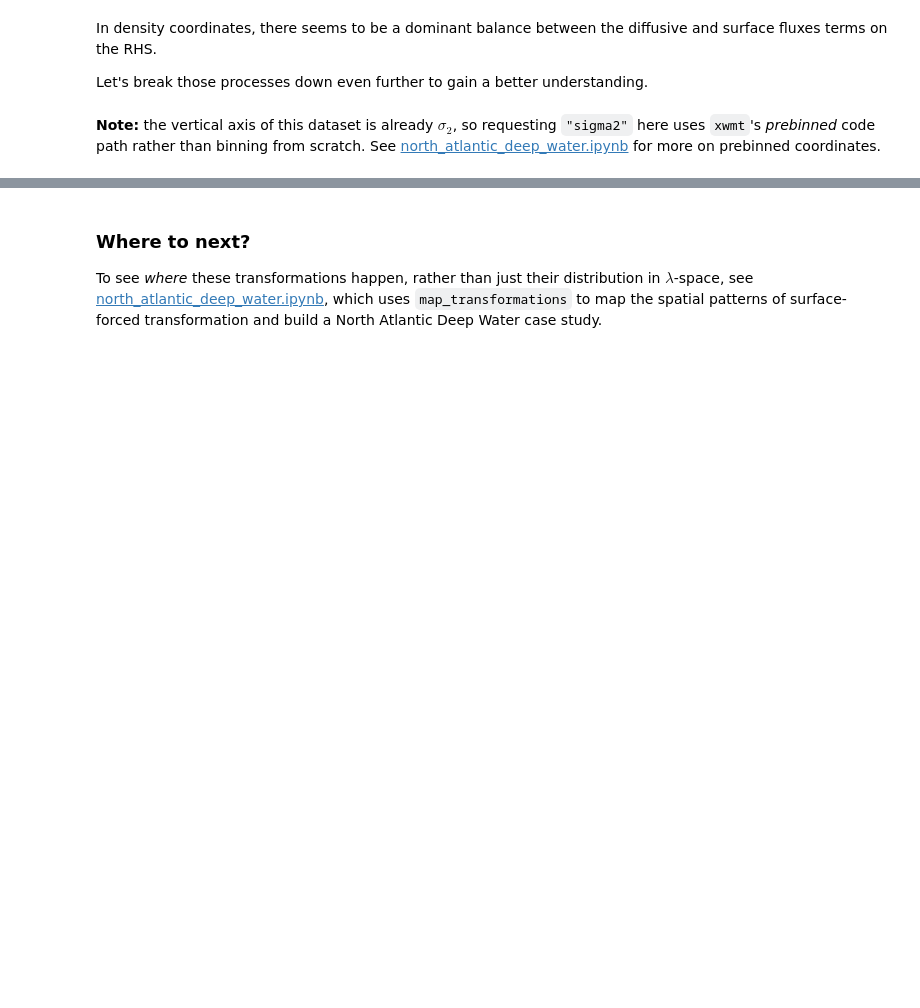
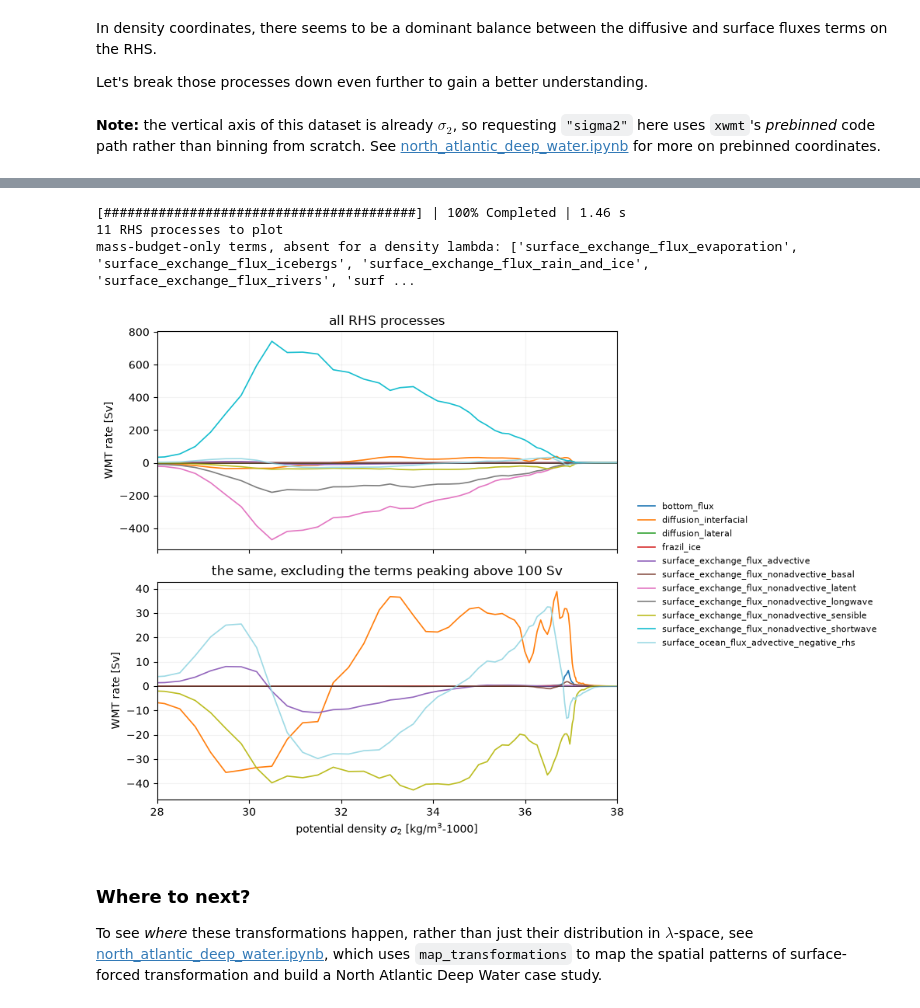
Before and after one commit to NOAA-GFDL/xwmt, a Jupyter notebook: examples/closed_transformation_budget.ipynb, the cells around one changed output, grey strips where cells are left out. Drawn from its saved outputs; the diff is of its cells as text; code cells hidden in the pictures; blank space fills up the shorter version.

```diff
--- a/examples/closed_transformation_budget.ipynb
+++ b/examples/closed_transformation_budget.ipynb
@@ -391,0 +361,6 @@ plt.grid(True, alpha=0.15)
+# %%
+decomposed_budgets = q.aggregate(
+    decompose=["diffusion", "surface_exchange_flux", "nonadvective"]
+)
+wmt_dec = xwmt.WaterMassTransformations(grid, decomposed_budgets)
+sorted(wmt_dec.available_processes())
@@ -392,3 +389,64 @@ plt.grid(True, alpha=0.15)
+# %%
+with warnings.catch_warnings():
+    warnings.simplefilter(action='ignore', category=FutureWarning)
+
+    G_decomposed = wmt_dec.integrate_transformations(
+        "sigma2",
+        bins=grid._ds.sigma2_i.values,  # the model's own density interfaces
+        sum_components=True,
+    ).mean('time')
+
+with ProgressBar():
+    G_decomposed.load()
+
+# Derive the term list from the result rather than hardcoding it: the names depend
+# on what was passed to `decompose=`, and a hardcoded list goes stale silently.
+lhs_terms = {"Eulerian_tendency", "advection", "surface_ocean_flux_advective_negative_lhs"}
+processes = [p for p in sorted(wmt_dec.available_processes())
+             if p not in lhs_terms and p in G_decomposed]
+
+# `available_processes()` also advertises terms that belong to the *mass* budget
+# alone (rivers, icebergs, evaporation, ...). They carry no heat or salt tendency,
+# so they never appear for a density lambda. Name them rather than dropping them
+# silently, which is what hid a bug here previously.
+absent = [p for p in sorted(wmt_dec.available_processes())
+          if p not in lhs_terms and p not in G_decomposed]
+print(f"{len(processes)} RHS processes to plot")
+print(f"mass-budget-only terms, absent for a density lambda: {absent}")
+# %% [output]
+[########################################] | 100% Completed | 1.46 s
+11 RHS processes to plot
+mass-budget-only terms, absent for a density lambda: ['surface_exchange_flux_evaporation', 'surface_exchange_flux_icebergs', 'surface_exchange_flux_rain_and_ice', 'surface_exchange_flux_rivers', 'surf ...
+# %%
+long_name = r"potential density $\sigma_{2}$ [kg/m$^{3}$-1000]"
+
+# Part 1's lesson applies again: a few large terms would flatten the rest on a
+# shared axis, so the smaller processes get their own panel. Colors are fixed per
+# process so the two panels agree and one legend serves both.
+peak = {v: float(abs(G_decomposed[v]).max())*Sv for v in processes}
+secondary = [v for v in processes if peak[v] <= 100.]
+colors = dict(zip(processes, plt.cm.tab20(np.linspace(0., 1., len(processes)))))
+
+fig, axes = plt.subplots(2, 1, figsize=(7, 7), sharex=True)
+for v in processes:
+    (G_decomposed[v]*Sv).plot(ax=axes[0], label=v, lw=1.2, color=colors[v])
+axes[0].set_title("all RHS processes")
+for v in secondary:
+    (G_decomposed[v]*Sv).plot(ax=axes[1], label=v, lw=1.2, color=colors[v])
+axes[1].set_title("the same, excluding the terms peaking above 100 Sv")
+
+for ax in axes:
+    ax.grid(True, alpha=0.15)
+    ax.set_ylabel("WMT rate [Sv]")
+    ax.axhline(0., color="k", lw=0.6, alpha=0.4)
+axes[1].set_xlim(28., 38.)
+axes[0].set_xlabel("")
+axes[1].set_xlabel(long_name)
+fig.legend(*axes[0].get_legend_handles_labels(), loc="center left",
+           bbox_to_anchor=(0.99, 0.5), fontsize=8, frameon=False)
+fig.tight_layout()
+# %% [output]
+[figure, added]
 # %% [markdown]
 ### Where to next?
 
```
Also changed, not shown: parts of 5 cells of this notebook.
